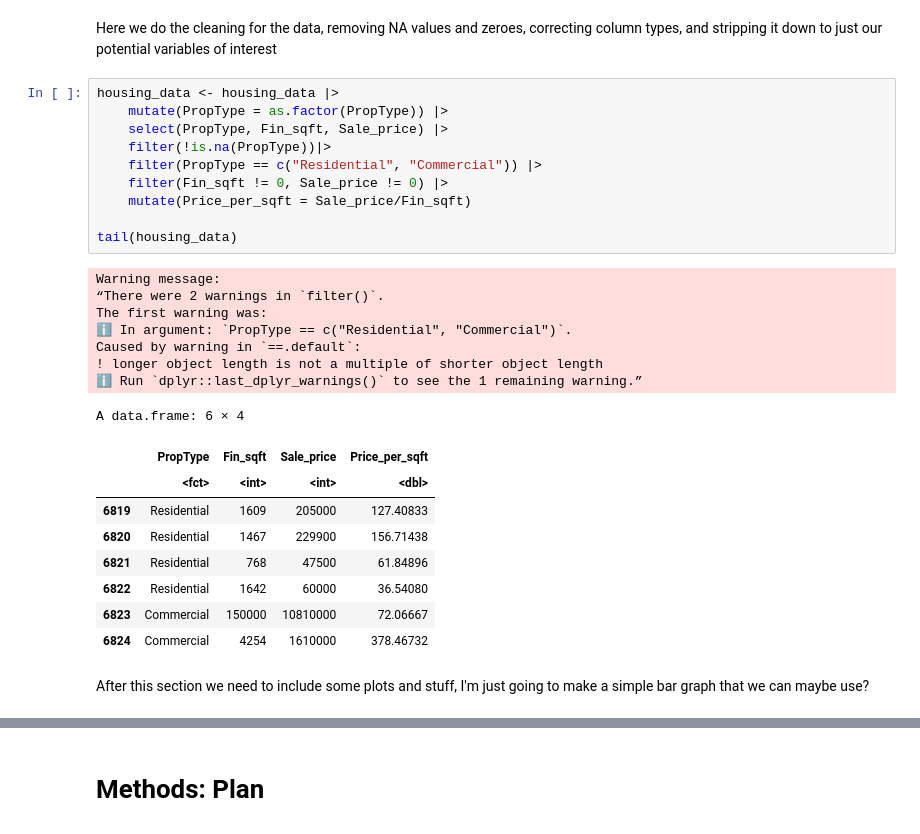
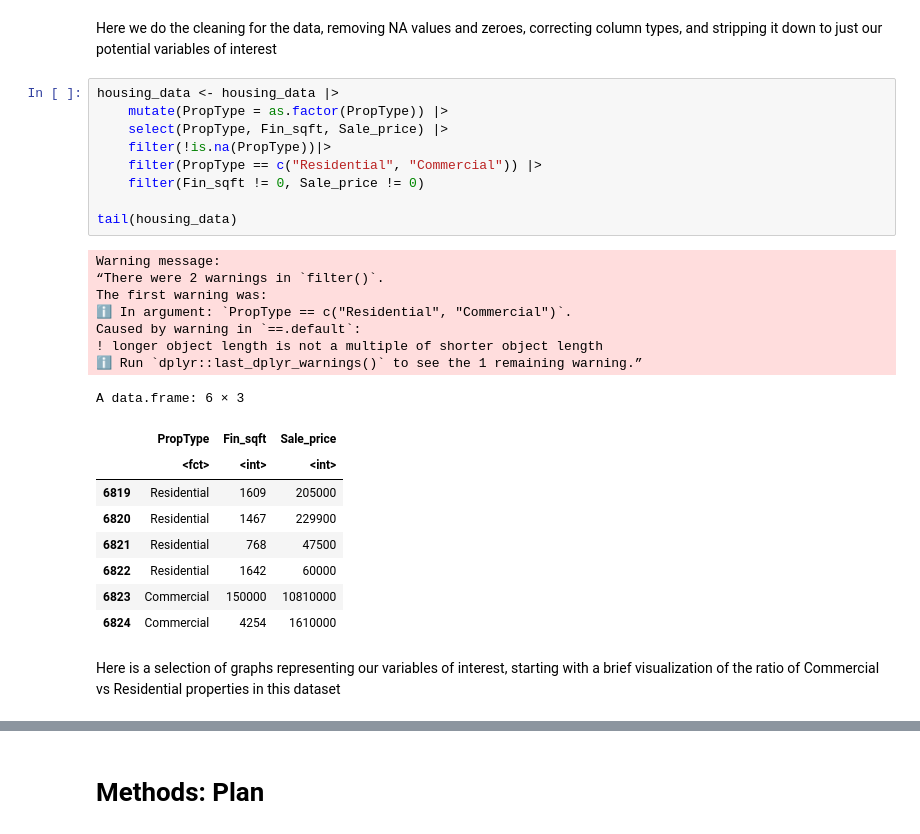
Before and after one commit to mhuang306/STAT-201-proj, a Jupyter notebook: Project Proposal.ipynb, the cells around one changed output, grey strips where cells are left out. Cells and saved outputs as stored; diff of their text form.

```diff
--- a/Project Proposal.ipynb
+++ b/Project Proposal.ipynb
@@ -60,32 +52,31 @@ Here we do the cleaning for the data, removing NA values and zeroes, correcting
 # %%
 housing_data <- housing_data |>
     mutate(PropType = as.factor(PropType)) |>
     select(PropType, Fin_sqft, Sale_price) |>
     filter(!is.na(PropType))|>
     filter(PropType == c("Residential", "Commercial")) |>
-    filter(Fin_sqft != 0, Sale_price != 0) |>
-    mutate(Price_per_sqft = Sale_price/Fin_sqft)
+    filter(Fin_sqft != 0, Sale_price != 0)
 
 tail(housing_data)
 # %% [output]
 Warning message:
 “There were 2 warnings in `filter()`.
 The first warning was:
 ℹ In argument: `PropType == c("Residential", "Commercial")`.
 Caused by warning in `==.default`:
 ! longer object length is not a multiple of shorter object length
 ℹ Run `dplyr::last_dplyr_warnings()` to see the 1 remaining warning.”
-A data.frame: 6 × 4
+A data.frame: 6 × 3
-|  | PropType | Fin_sqft | Sale_price | Price_per_sqft |
-|  | <fct> | <int> | <int> | <dbl> |
-| 6819 | Residential | 1609 | 205000 | 127.40833 |
-| 6820 | Residential | 1467 | 229900 | 156.71438 |
-| 6821 | Residential | 768 | 47500 | 61.84896 |
-| 6822 | Residential | 1642 | 60000 | 36.54080 |
-| 6823 | Commercial | 150000 | 10810000 | 72.06667 |
-| 6824 | Commercial | 4254 | 1610000 | 378.46732 |
+|  | PropType | Fin_sqft | Sale_price |
+|  | <fct> | <int> | <int> |
+| 6819 | Residential | 1609 | 205000 |
+| 6820 | Residential | 1467 | 229900 |
+| 6821 | Residential | 768 | 47500 |
+| 6822 | Residential | 1642 | 60000 |
+| 6823 | Commercial | 150000 | 10810000 |
+| 6824 | Commercial | 4254 | 1610000 |
-# %% [markdown]
-After this section we need to include some plots and stuff, I'm just going to make a simple bar graph that we can maybe use?
+# %% [markdown]
+Here is a selection of graphs representing our variables of interest, starting with a brief visualization of the ratio of Commercial vs Residential properties in this dataset
 # %%
 prop_type_bar <- housing_data |>
     ggplot(aes(x = PropType, fill = PropType)) +
```
Also changed, not shown: parts of 11 cells of this notebook.
